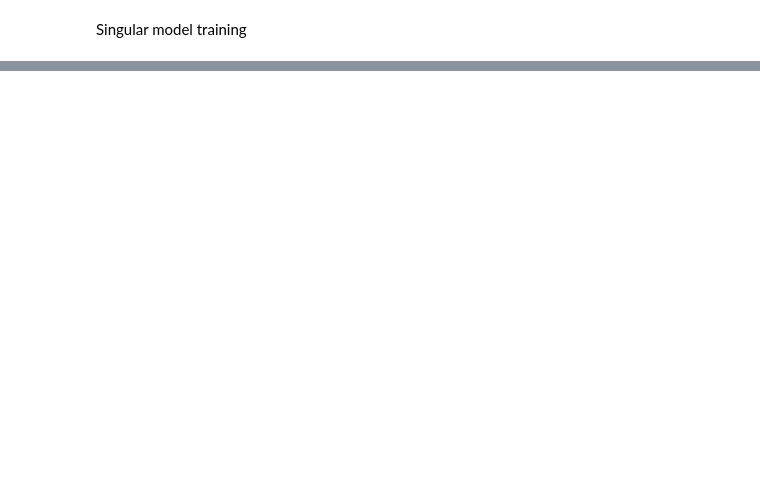
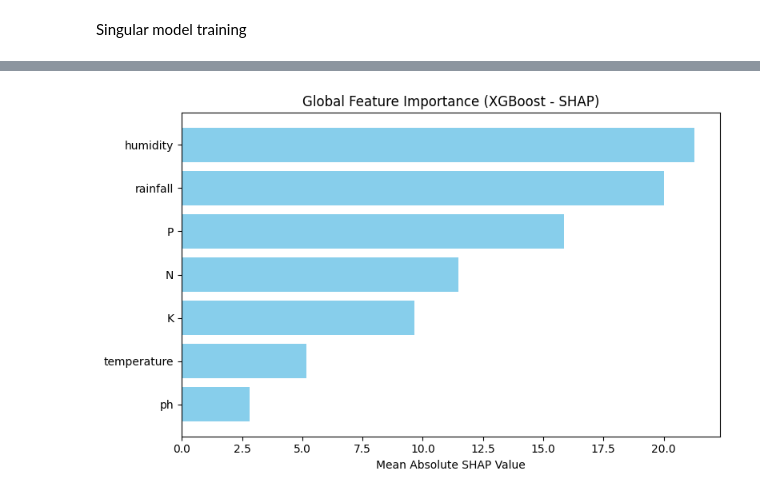
Before and after one commit to priyanshupriyank04/research_paper_project, a Jupyter notebook: research.ipynb, the cells around one changed output, grey strips where cells are left out. Saved outputs shown, nothing was run; the diff lists cells and outputs as text; code cells hidden in the pictures; blank space fills up the shorter version.

```diff
--- a/research.ipynb
+++ b/research.ipynb
@@ -278,3 +299,25 @@ Explaining instance #10
 True Crop: watermelon | Predicted Crop: watermelon
 [interactive output not drawn]
 <shap.plots._force.AdditiveForceVisualizer at 0x...>
+# %%
+import matplotlib.pyplot as plt
+import numpy as np
+
+# --- Compute mean absolute SHAP value for each feature ---
+feature_importance = np.mean(np.abs(shap_values), axis=0)  # average across samples
+sorted_idx = np.argsort(feature_importance)[::-1]  # sort by importance descending
+
+sorted_features = [feature_names[i] for i in sorted_idx]
+sorted_importance = feature_importance[sorted_idx]
+
+# --- Plot horizontal bar chart ---
+plt.figure(figsize=(8, 5))
+plt.barh(sorted_features, sorted_importance, color='skyblue')
+plt.gca().invert_yaxis()  # most important at top
+plt.xlabel("Mean Absolute SHAP Value")
+plt.title("Global Feature Importance (XGBoost - SHAP)")
+plt.tight_layout()
+
+plt.show()
+# %% [output]
+[figure, added]
```
Also changed, not shown: parts of 12 cells of this notebook.
